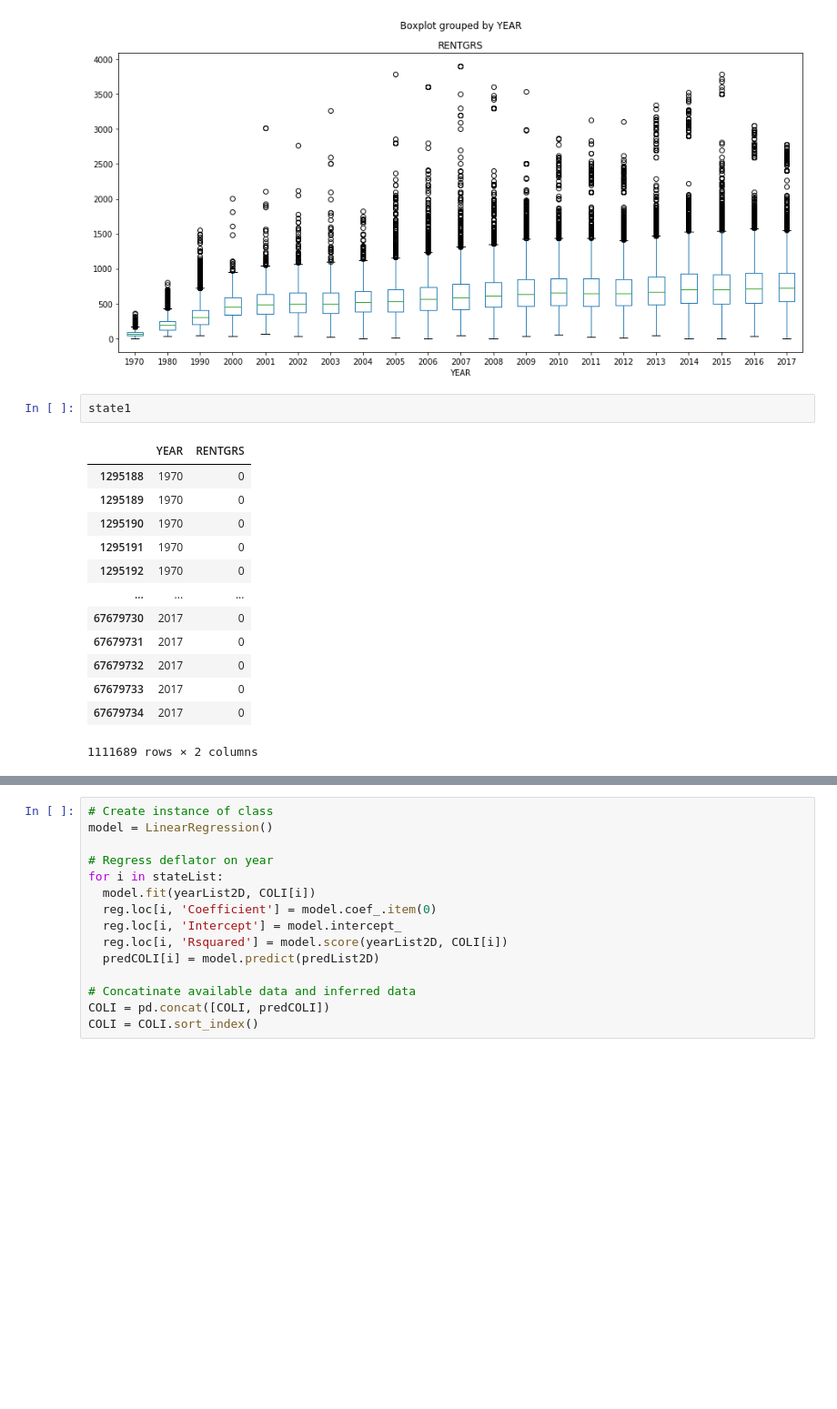
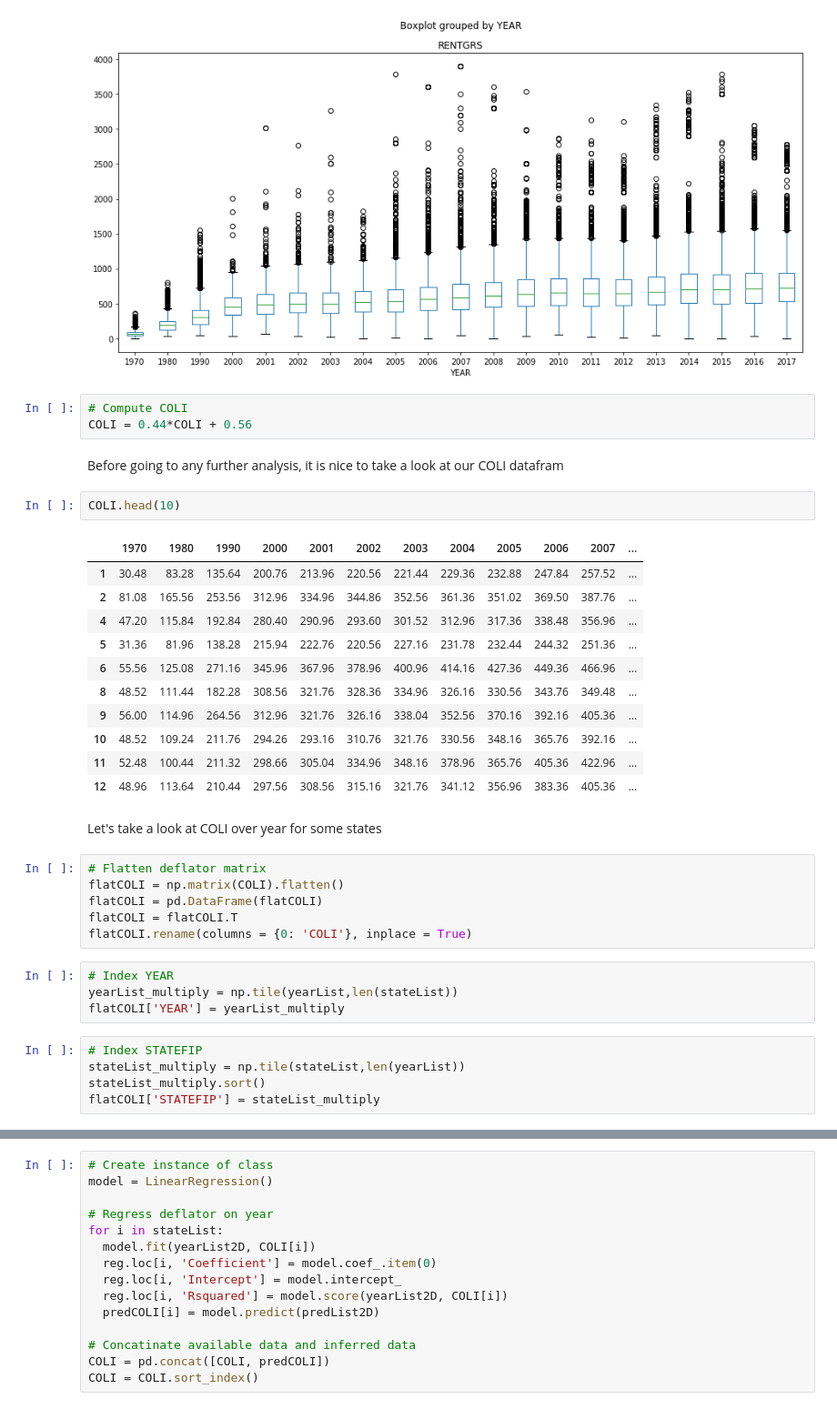
Before and after one commit to sangttruong/incomevis, a Jupyter notebook: main.ipynb, the cells around one changed output, grey strips where cells are left out. Shown at 91% size. Saved outputs shown, nothing was run; the diff lists cells and outputs as text; blank space fills up the shorter version.

```diff
--- a/main.ipynb
+++ b/main.ipynb
@@ -95,19 +100,39 @@ state1.boxplot(column='RENTGRS', by = 'YEAR', grid = False, figsize = (15,7))
 # %% [output]
 <matplotlib.axes._subplots.AxesSubplot at 0x...>
 [figure]
-# %%
-state1
-# %% [output]
-|  | YEAR | RENTGRS |
-| 1295188 | 1970 | 0 |
-| 1295189 | 1970 | 0 |
-| 1295190 | 1970 | 0 |
-| 1295191 | 1970 | 0 |
-| 1295192 | 1970 | 0 |
-| ... | ... | ... |
-| 67679730 | 2017 | 0 |
-| 67679731 | 2017 | 0 |
-| 67679732 | 2017 | 0 |
-| 67679733 | 2017 | 0 |
-| 67679734 | 2017 | 0 |
-1111689 rows × 2 columns
+# %%
+# Compute COLI
+COLI = 0.44*COLI + 0.56
+# %% [markdown]
+Before going to any further analysis, it is nice to take a look at our COLI datafram
+# %%
+COLI.head(10)
+# %% [output]
+|  | 1970 | 1980 | 1990 | 2000 | 2001 | 2002 | 2003 | 2004 | 2005 | 2006 | 2007 | ... |
+| 1 | 30.48 | 83.28 | 135.64 | 200.76 | 213.96 | 220.56 | 221.44 | 229.36 | 232.88 | 247.84 | 257.52 | ... |
+| 2 | 81.08 | 165.56 | 253.56 | 312.96 | 334.96 | 344.86 | 352.56 | 361.36 | 351.02 | 369.50 | 387.76 | ... |
+| 4 | 47.20 | 115.84 | 192.84 | 280.40 | 290.96 | 293.60 | 301.52 | 312.96 | 317.36 | 338.48 | 356.96 | ... |
+| 5 | 31.36 | 81.96 | 138.28 | 215.94 | 222.76 | 220.56 | 227.16 | 231.78 | 232.44 | 244.32 | 251.36 | ... |
+| 6 | 55.56 | 125.08 | 271.16 | 345.96 | 367.96 | 378.96 | 400.96 | 414.16 | 427.36 | 449.36 | 466.96 | ... |
+| 8 | 48.52 | 111.44 | 182.28 | 308.56 | 321.76 | 328.36 | 334.96 | 326.16 | 330.56 | 343.76 | 349.48 | ... |
+| 9 | 56.00 | 114.96 | 264.56 | 312.96 | 321.76 | 326.16 | 338.04 | 352.56 | 370.16 | 392.16 | 405.36 | ... |
+| 10 | 48.52 | 109.24 | 211.76 | 294.26 | 293.16 | 310.76 | 321.76 | 330.56 | 348.16 | 365.76 | 392.16 | ... |
+| 11 | 52.48 | 100.44 | 211.32 | 298.66 | 305.04 | 334.96 | 348.16 | 378.96 | 365.76 | 405.36 | 422.96 | ... |
+| 12 | 48.96 | 113.64 | 210.44 | 297.56 | 308.56 | 315.16 | 321.76 | 341.12 | 356.96 | 383.36 | 405.36 | ... |
+# %% [markdown]
+Let's take a look at COLI over year for some states
+# %%
+# Flatten deflator matrix
+flatCOLI = np.matrix(COLI).flatten()
+flatCOLI = pd.DataFrame(flatCOLI)
+flatCOLI = flatCOLI.T
+flatCOLI.rename(columns = {0: 'COLI'}, inplace = True)
+# %%
+# Index YEAR
+yearList_multiply = np.tile(yearList,len(stateList))
+flatCOLI['YEAR'] = yearList_multiply
+# %%
+# Index STATEFIP
+stateList_multiply = np.tile(stateList,len(yearList))
+stateList_multiply.sort()
+flatCOLI['STATEFIP'] = stateList_multiply
```
Also changed, not shown: parts of 11 cells of this notebook.
